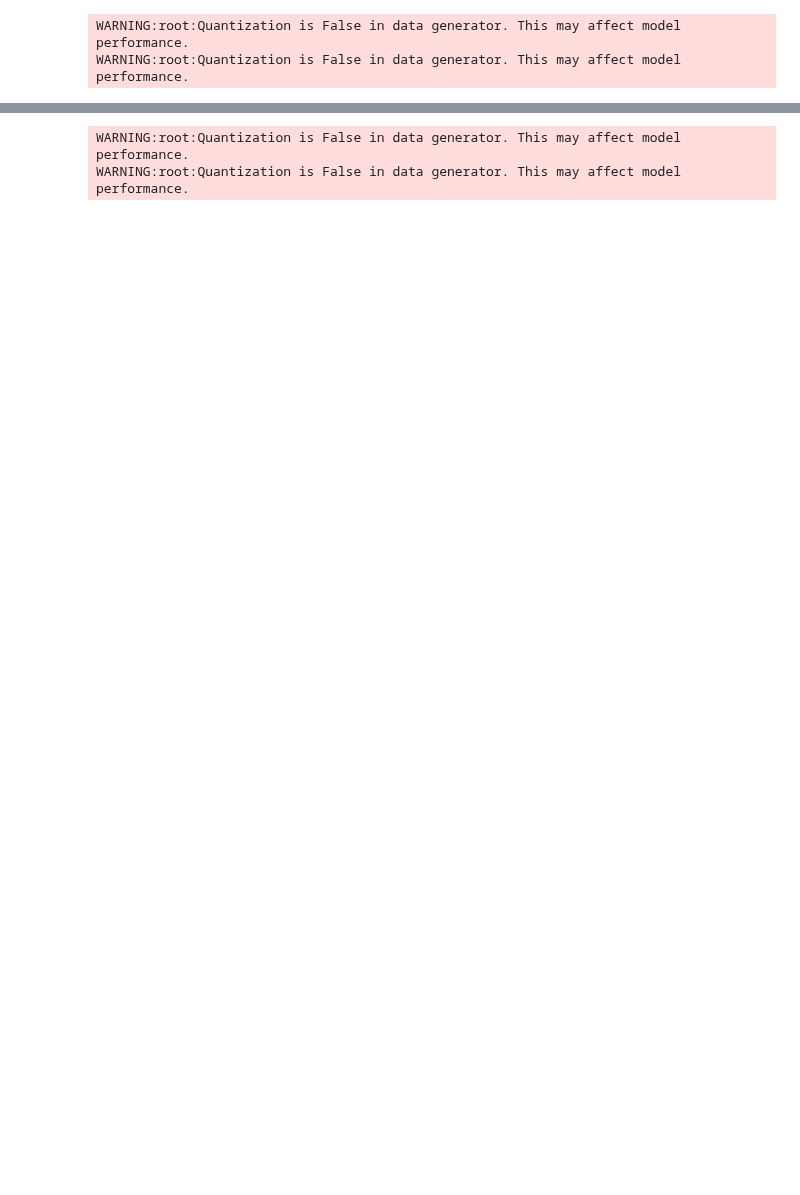
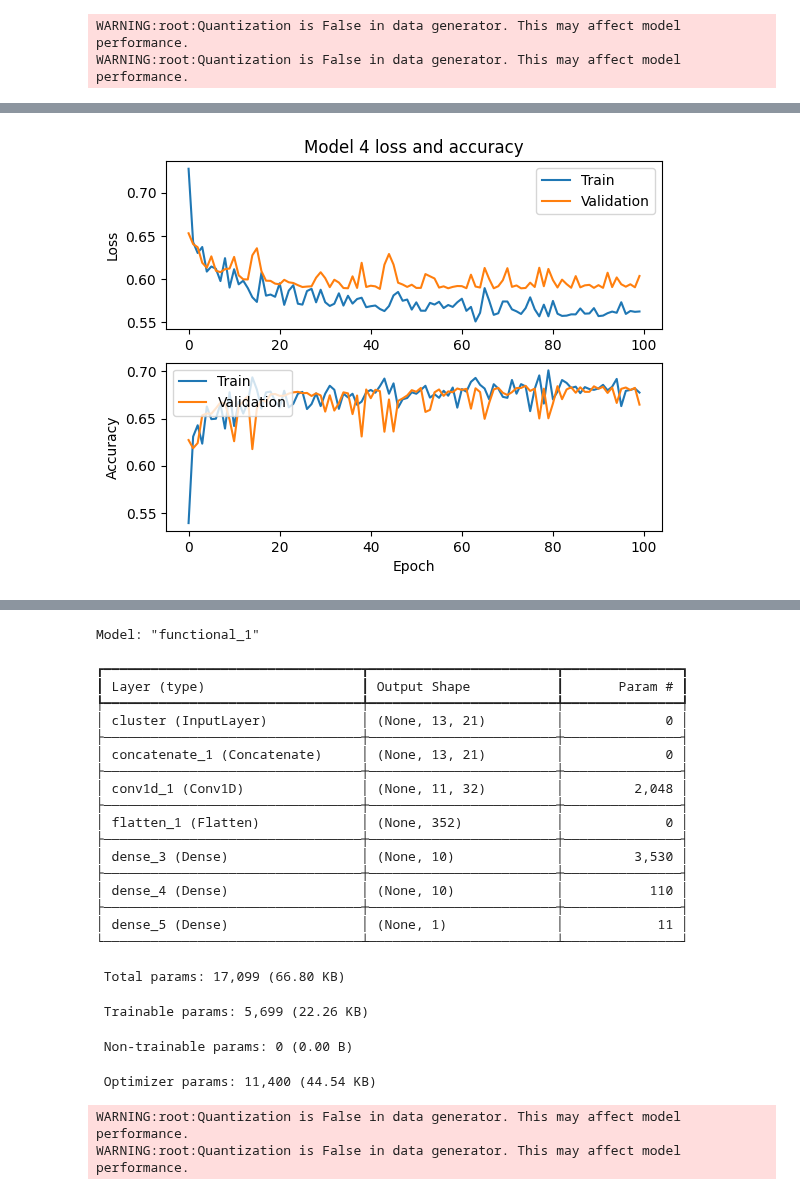
Before and after one commit to elizahoward/smart-pixels-ml, a Jupyter notebook: danielTestNotebook.ipynb, the cells around one changed output, grey strips where cells are left out. Drawn from its saved outputs; the diff is of its cells as text; code cells hidden in the pictures; blank space fills up the shorter version.

```diff
--- a/danielTestNotebook.ipynb
+++ b/danielTestNotebook.ipynb
@@ -305,7 +275,6 @@ model4 = tf.keras.Model(inputs=inputList, outputs=output)
 # model.summary()
 
 model4.compile(optimizer='adam', loss='binary_crossentropy', metrics=['binary_accuracy'])
-
-history4 = model4.fit(x=trainODG,validation_data=validationODG, callbacks=callbacks,epochs=50)
-plotModelHistory(history4, 4)
+callbacks=[]
+history4 = model4.fit(x=trainODG,validation_data=validationODG, callbacks=callbacks,epochs=100)
 # %% [output]
@@ -314,0 +316,7 @@ KeyboardInterrupt:
+# %%
+plotModelHistory(history4, 4)
+test_loss, test_acc = model4.evaluate(validationODG)
+print("model4 validation test accuracy: "+str(test_acc))
+model4.summary()
+# %% [output]
+[figure, added]
@@ -315,3 +325,25 @@ KeyboardInterrupt:
+Model: "functional_1"
+┏━━━━━━━━━━━━━━━━━━━━━━━━━━━━━━━━━┳━━━━━━━━━━━━━━━━━━━━━━━━┳━━━━━━━━━━━━━━━┓
+┃ Layer (type)                    ┃ Output Shape           ┃       Param # ┃
+┡━━━━━━━━━━━━━━━━━━━━━━━━━━━━━━━━━╇━━━━━━━━━━━━━━━━━━━━━━━━╇━━━━━━━━━━━━━━━┩
+│ cluster (InputLayer)            │ (None, 13, 21)         │             0 │
+├─────────────────────────────────┼────────────────────────┼───────────────┤
+│ concatenate_1 (Concatenate)     │ (None, 13, 21)         │             0 │
+├─────────────────────────────────┼────────────────────────┼───────────────┤
+│ conv1d_1 (Conv1D)               │ (None, 11, 32)         │         2,048 │
+├─────────────────────────────────┼────────────────────────┼───────────────┤
+│ flatten_1 (Flatten)             │ (None, 352)            │             0 │
+├─────────────────────────────────┼────────────────────────┼───────────────┤
+│ dense_3 (Dense)                 │ (None, 10)             │         3,530 │
+├─────────────────────────────────┼────────────────────────┼───────────────┤
+│ dense_4 (Dense)                 │ (None, 10)             │           110 │
+├─────────────────────────────────┼────────────────────────┼───────────────┤
+│ dense_5 (Dense)                 │ (None, 1)              │            11 │
+└─────────────────────────────────┴────────────────────────┴───────────────┘
+ Total params: 17,099 (66.80 KB)
+ Trainable params: 5,699 (22.26 KB)
+ Non-trainable params: 0 (0.00 B)
+ Optimizer params: 11,400 (44.54 KB)
 # %%
 validation_dir = "./tf_records1000DanielWithTiming/tfrecords_validation/"
 train_dir = "./tf_records1000DanielWithTiming/tfrecords_train/"
```
Also changed, not shown: parts of 21 cells of this notebook, 3 other files.
